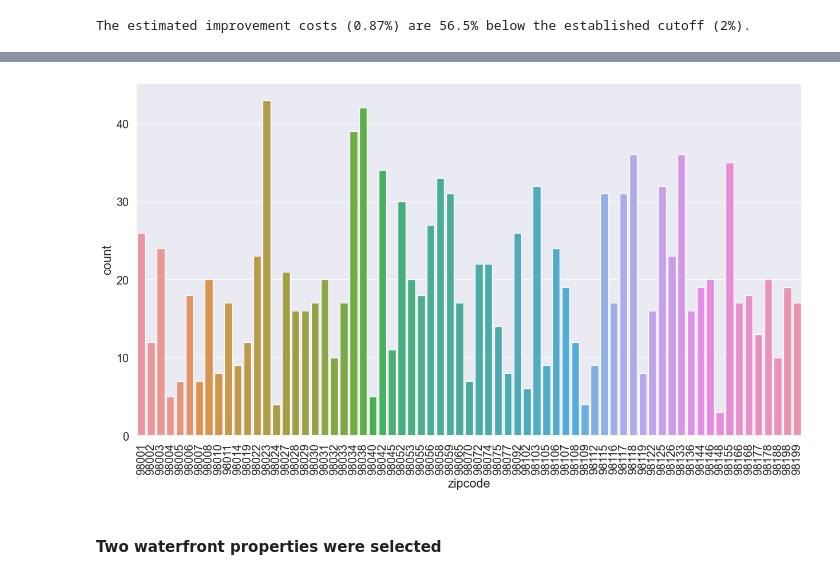
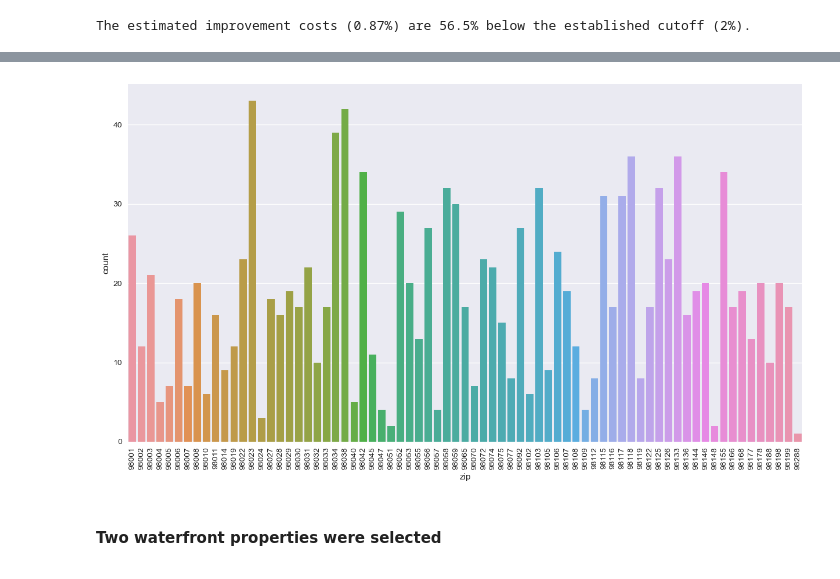
Before and after one commit to ricardobgarcia/kc_house_project, a Jupyter notebook: project_kc_house_dataset.ipynb, the cells around one changed output, grey strips where cells are left out. Saved outputs shown, nothing was run; the diff lists cells and outputs as text; code cells hidden in the pictures.

```diff
--- a/project_kc_house_dataset.ipynb
+++ b/project_kc_house_dataset.ipynb
@@ -314,0 +400,22 @@ data['waterfront'] = data['waterfront'].apply(lambda x: 'yes' if x == 1 else 'no
+# %%
+# Creating a function for checking coordinates
+def check_geometry(x):
+    ''' This function receives a geometry Point
+        and returns which zip region contains this Point
+    '''
+    # for each zip region
+    for i in gdf_kc_zips.index:
+        # if this region contains the point, return the zip code
+        if gdf_kc_zips['geometry'][i].contains(x):
+            # Return neighbourhood name that contains the coordinates
+            return gdf_kc_zips['ZIP'][i]
+
+
+# For each point in data['geometry'], get the corresponding zip code
+data['zip'] = data['geometry'].apply(lambda x: check_geometry(x))
+
+# Some zip are null, so we just repeat the dataset zipcode
+data['zip'] = data[['zipcode','zip']].apply(lambda x: x['zipcode'] if pd.isnull(x['zip'])
+                                                      else x['zip'], axis=1)
+# Convert from float to int type
+data['zip'] = data['zip'].astype(int)
@@ -833,7 +1054,7 @@ def select_properties( dataset, percentile):
 
     # Initialize useful lists
     buying_months = [1, 2, 11, 12]
-    zipcodes = sorted(df_buy['zipcode'].unique())
+    zipcodes = sorted(df_buy['zip'].unique())
 
 
     # Market time
@@ -847,25 +1068,25 @@ def select_properties( dataset, percentile):
     # Select prices below the quantile cutoff
     for region in zipcodes:
         # Median price of the region
-        price_mdn = dataset.loc[dataset['zipcode'] == region, 'price'].quantile(0.50)
-        df_buy.loc[df_buy['zipcode'] == region, 'price_mdn'] = price_mdn
+        price_mdn = dataset.loc[dataset['zip'] == region, 'price'].quantile(0.50)
+        df_buy.loc[df_buy['zip'] == region, 'price_mdn'] = price_mdn
 
         # Select prices below the percentile cutoff informed
-        cutoff = df_buy.loc[df_buy['zipcode'] == region, 'price'].quantile(percentile)
-        idx_to_drop = df_buy[(df_buy['zipcode'] == region) & (df_buy['price'] >= cutoff)].index
+        cutoff = df_buy.loc[df_buy['zip'] == region, 'price'].quantile(percentile)
+        idx_to_drop = df_buy[(df_buy['zip'] == region) & (df_buy['price'] >= cutoff)].index
         df_buy.drop(idx_to_drop, inplace=True)
 
-
-
-    # Estimating improvement costs
+    # Estimating improvement costs: criteria
     df_buy['est_costs'] = df_buy['condition'].apply(lambda x: 3 if x <= 2 else
                                                               2 if x <= 4 else
                                                               1.5)
-
+    # Computing the estimated improvement costs
     df_buy['est_costs'] = df_buy['est_costs'] * df_buy['sqft_living']
 
+    # Computing the estimated investment: price + costs
     df_buy['est_investment'] = df_buy['price'] + df_buy['est_costs']
 
+    # Computing the percent of estimated costs
     df_buy['est_costs %'] = ( (df_buy['est_investment'] / df_buy['price']) -1) * 100
 
     # Filter and order by 'est_costs %'
@@ -982,12 +1178,13 @@ plt.show()
 # %%
+# Count per zip code region
 plt.figure(figsize=(15,8))
 
-df = df_selection[['zipcode','id']].groupby('zipcode').count()
+df = df_selection[['zip','id']].groupby('zip').count()
 df.columns = ['count']
 sns.barplot(data=df, y='count', x=df.index)
 plt.tick_params(axis='x',labelrotation=90);
 # %% [output]
-[figure, old version]
+[figure, new version]
 # %% [markdown]
 #### Two waterfront properties were selected
 # %%
```
Also changed, not shown: parts of 90 cells of this notebook.
